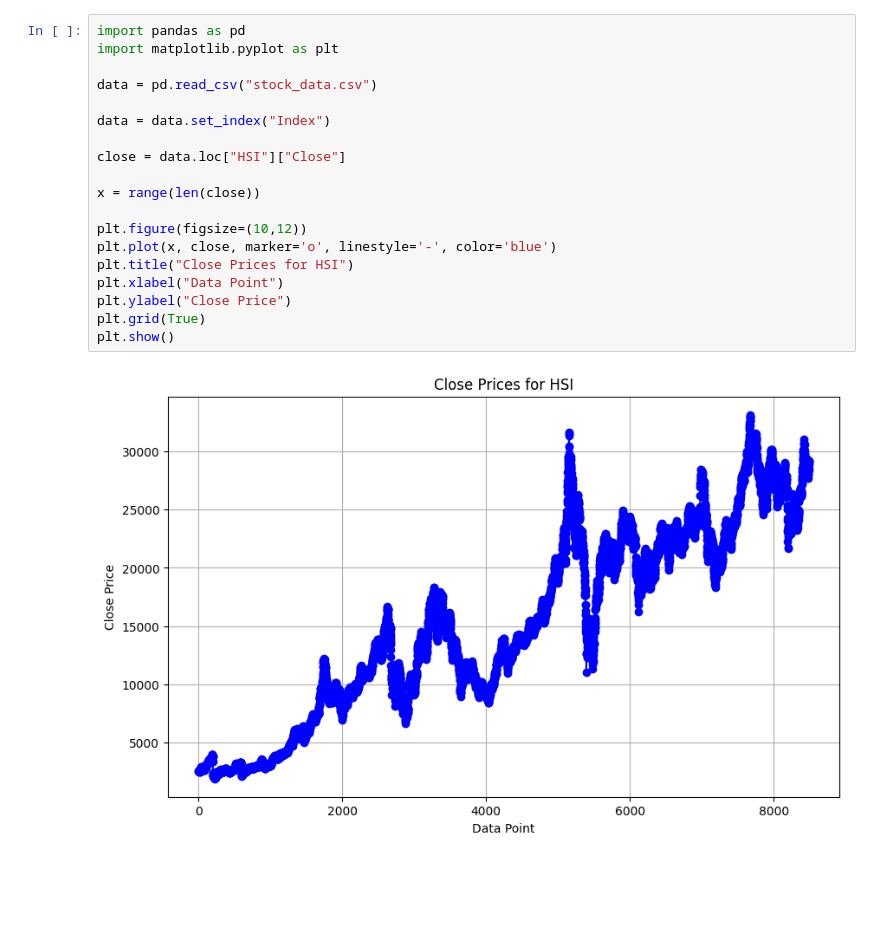
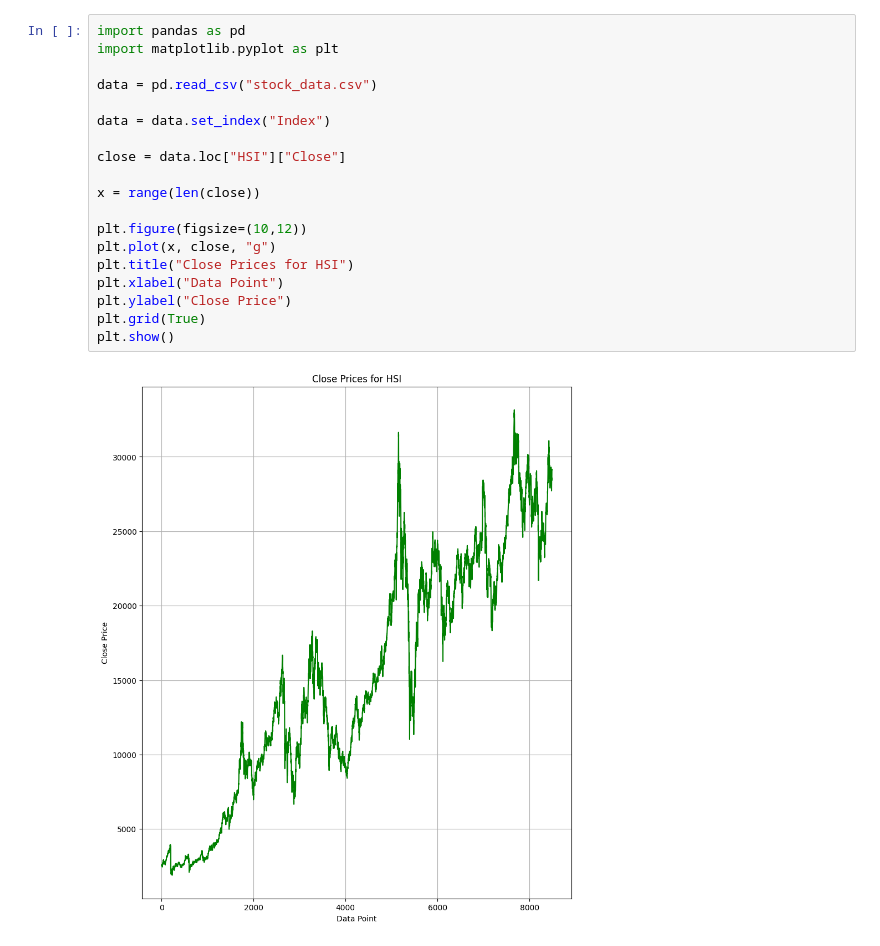
Before and after one commit to matthew-wright07/stock_data_visualization, a Jupyter notebook: main.ipynb, the cells around one changed output. Saved outputs shown, nothing was run; the diff lists cells and outputs as text; blank space fills up the shorter version.

```diff
--- a/main.ipynb
+++ b/main.ipynb
@@ -1,21 +1,21 @@
 # %%
 import pandas as pd
 import matplotlib.pyplot as plt
 
 data = pd.read_csv("stock_data.csv")
 
 data = data.set_index("Index")
 
 close = data.loc["HSI"]["Close"]
 
 x = range(len(close))
 
 plt.figure(figsize=(10,12))
-plt.plot(x, close, marker='o', linestyle='-', color='blue')
+plt.plot(x, close, "g")
 plt.title("Close Prices for HSI")
 plt.xlabel("Data Point")
 plt.ylabel("Close Price")
 plt.grid(True)
 plt.show()
 # %% [output]
-[figure, old version]
+[figure, new version]
```
